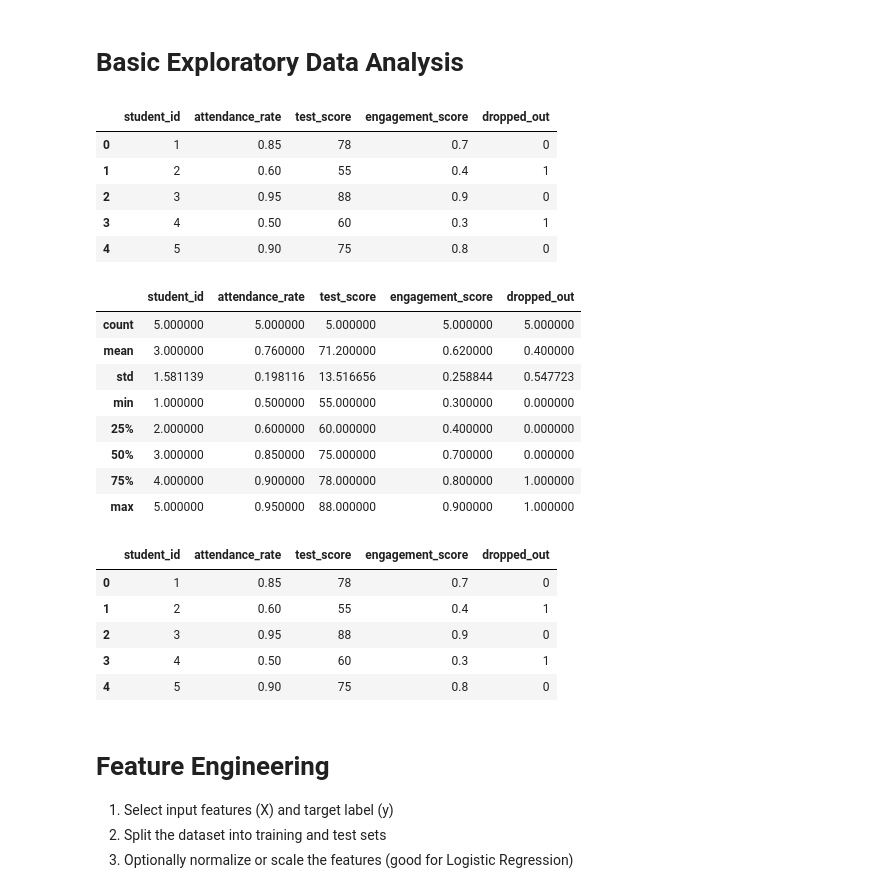
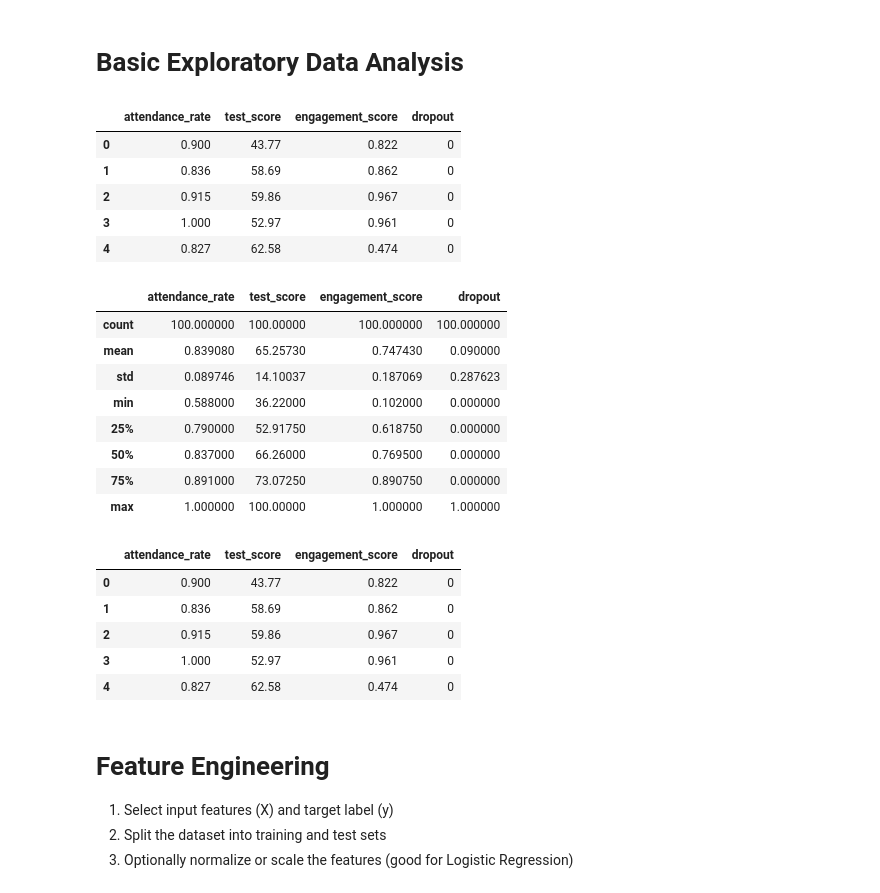
Before and after one commit to codewithash-hub/student-dropout-risk, a Jupyter notebook: notebook/dropout_prediction.ipynb, the cells around one changed output. Cells and saved outputs as stored; diff of their text form; code cells hidden in the pictures.

```diff
--- a/notebook/dropout_prediction.ipynb
+++ b/notebook/dropout_prediction.ipynb
@@ -6,17 +6,17 @@ import numpy as np
 # Basic Exploratory Data Analysis
 # %%
 # load data
-data = pd.read_csv('../data/students_data.csv')
+data = pd.read_csv('../data/student_dropout_data.csv')
 
 # print first 5 rows
 data.head()
 # %% [output]
-|  | student_id | attendance_rate | test_score | engagement_score | dropped_out |
-| 0 | 1 | 0.85 | 78 | 0.7 | 0 |
-| 1 | 2 | 0.60 | 55 | 0.4 | 1 |
-| 2 | 3 | 0.95 | 88 | 0.9 | 0 |
-| 3 | 4 | 0.50 | 60 | 0.3 | 1 |
-| 4 | 5 | 0.90 | 75 | 0.8 | 0 |
+|  | attendance_rate | test_score | engagement_score | dropout |
+| 0 | 0.900 | 43.77 | 0.822 | 0 |
+| 1 | 0.836 | 58.69 | 0.862 | 0 |
+| 2 | 0.915 | 59.86 | 0.967 | 0 |
+| 3 | 1.000 | 52.97 | 0.961 | 0 |
+| 4 | 0.827 | 62.58 | 0.474 | 0 |
 # %%
 # check for missing data
 data.isnull().sum()
@@ -25,24 +25,24 @@ data.dropna(inplace=True)
 # Summary stats
 data.describe()
 # %% [output]
-|  | student_id | attendance_rate | test_score | engagement_score | dropped_out |
-| count | 5.000000 | 5.000000 | 5.000000 | 5.000000 | 5.000000 |
-| mean | 3.000000 | 0.760000 | 71.200000 | 0.620000 | 0.400000 |
-| std | 1.581139 | 0.198116 | 13.516656 | 0.258844 | 0.547723 |
-| min | 1.000000 | 0.500000 | 55.000000 | 0.300000 | 0.000000 |
-| 25% | 2.000000 | 0.600000 | 60.000000 | 0.400000 | 0.000000 |
-| 50% | 3.000000 | 0.850000 | 75.000000 | 0.700000 | 0.000000 |
-| 75% | 4.000000 | 0.900000 | 78.000000 | 0.800000 | 1.000000 |
-| max | 5.000000 | 0.950000 | 88.000000 | 0.900000 | 1.000000 |
+|  | attendance_rate | test_score | engagement_score | dropout |
+| count | 100.000000 | 100.00000 | 100.000000 | 100.000000 |
+| mean | 0.839080 | 65.25730 | 0.747430 | 0.090000 |
+| std | 0.089746 | 14.10037 | 0.187069 | 0.287623 |
+| min | 0.588000 | 36.22000 | 0.102000 | 0.000000 |
+| 25% | 0.790000 | 52.91750 | 0.618750 | 0.000000 |
+| 50% | 0.837000 | 66.26000 | 0.769500 | 0.000000 |
+| 75% | 0.891000 | 73.07250 | 0.890750 | 0.000000 |
+| max | 1.000000 | 100.00000 | 1.000000 | 1.000000 |
 # %%
 data.head()
 # %% [output]
-|  | student_id | attendance_rate | test_score | engagement_score | dropped_out |
-| 0 | 1 | 0.85 | 78 | 0.7 | 0 |
-| 1 | 2 | 0.60 | 55 | 0.4 | 1 |
-| 2 | 3 | 0.95 | 88 | 0.9 | 0 |
-| 3 | 4 | 0.50 | 60 | 0.3 | 1 |
-| 4 | 5 | 0.90 | 75 | 0.8 | 0 |
+|  | attendance_rate | test_score | engagement_score | dropout |
+| 0 | 0.900 | 43.77 | 0.822 | 0 |
+| 1 | 0.836 | 58.69 | 0.862 | 0 |
+| 2 | 0.915 | 59.86 | 0.967 | 0 |
+| 3 | 1.000 | 52.97 | 0.961 | 0 |
+| 4 | 0.827 | 62.58 | 0.474 | 0 |
 # %% [markdown]
 # Feature Engineering
 
```
Also changed, not shown: parts of 4 cells of this notebook, 6 other files.
